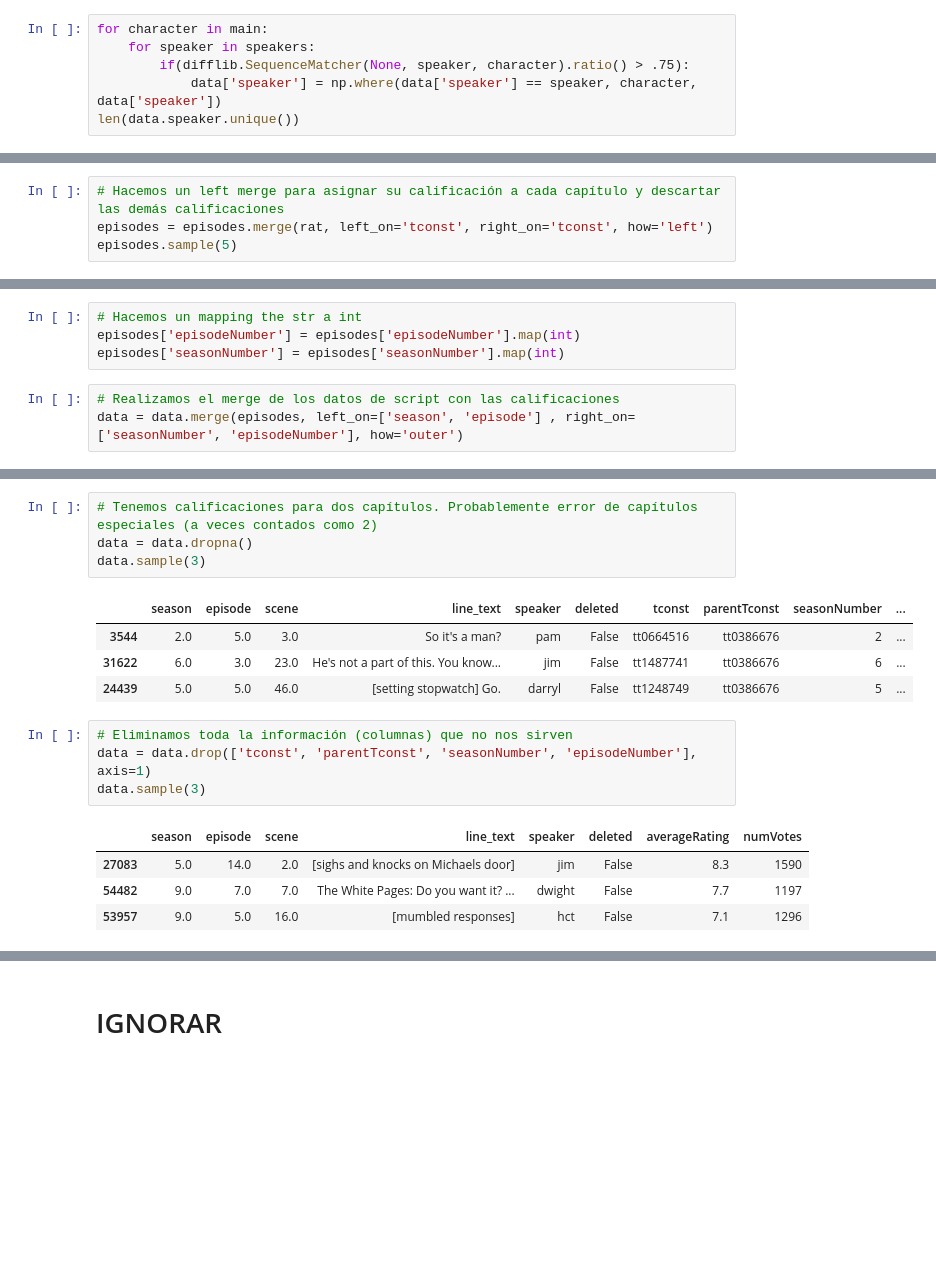
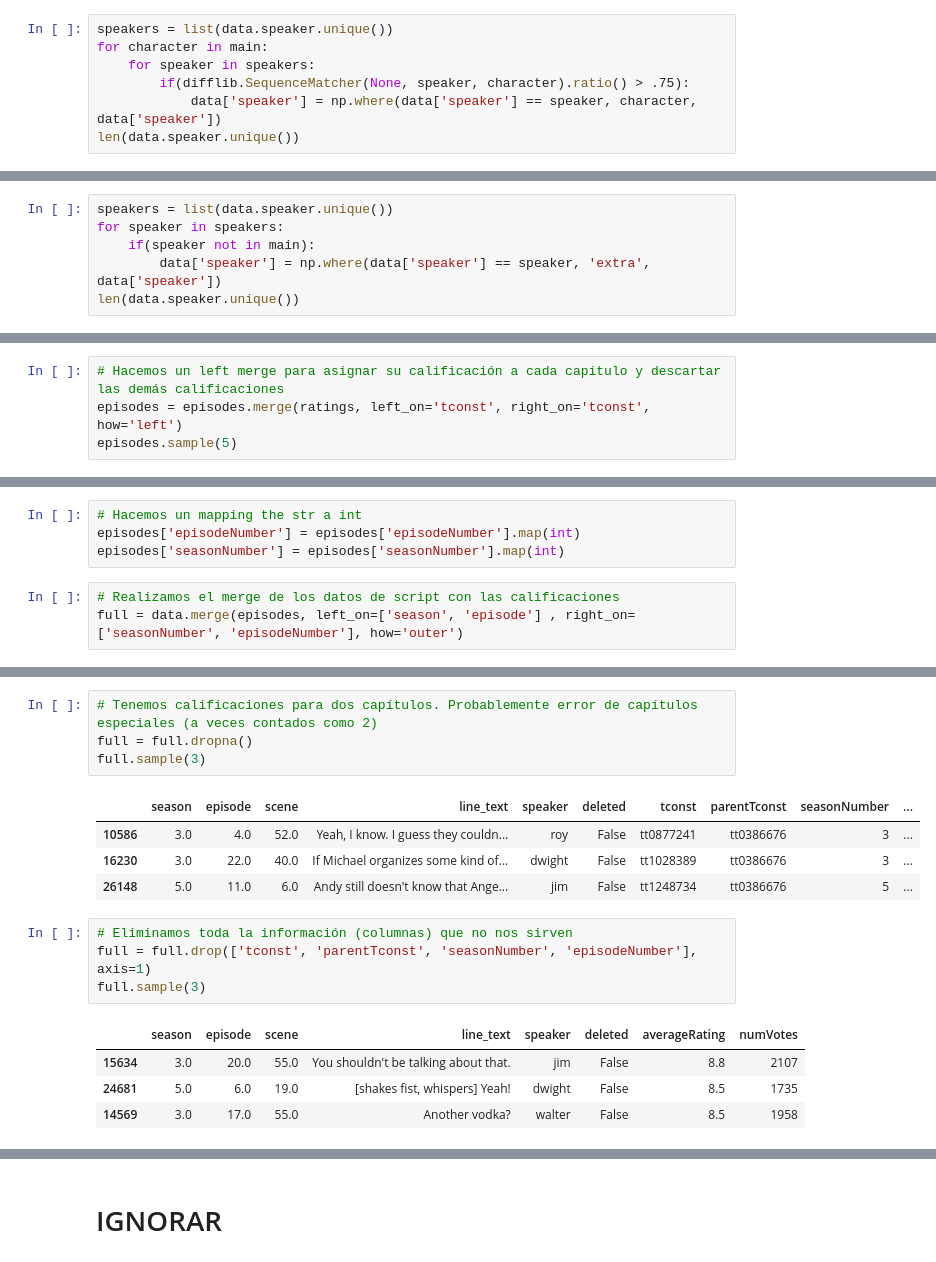
Before and after one commit to jpneg/script-decisions, a Jupyter notebook: texto.ipynb, the cells around one changed output, grey strips where cells are left out. Saved outputs shown, nothing was run; the diff lists cells and outputs as text; blank space fills up the shorter version.

```diff
--- a/texto.ipynb
+++ b/texto.ipynb
@@ -213,6 +219,7 @@ print(main)
 # %% [markdown]
 Para cada personaje principal, reemplazamos todos los "personajes" que sean al menos un 75% iguales.
 # %%
+speakers = list(data.speaker.unique())
 for character in main:
     for speaker in speakers:
         if(difflib.SequenceMatcher(None, speaker, character).ratio() > .75):
@@ -231,0 +239,6 @@ Se logró reducir o eliminar a casi 200 personajes que eran fruto de un error de
+# %%
+speakers = list(data.speaker.unique())
+for speaker in speakers:
+    if(speaker not in main):
+        data['speaker'] = np.where(data['speaker'] == speaker, 'extra', data['speaker'])
+len(data.speaker.unique())
@@ -306,7 +321,7 @@ episodes.shape
 (188, 4)
 # %%
 # Hacemos un left merge para asignar su calificación a cada capítulo y descartar las demás calificaciones
-episodes = episodes.merge(rat, left_on='tconst', right_on='tconst', how='left')
+episodes = episodes.merge(ratings, left_on='tconst', right_on='tconst', how='left')
 episodes.sample(5)
 # %% [output]
 |  | tconst | parentTconst | seasonNumber | episodeNumber | averageRating | numVotes |
@@ -321,6 +336,6 @@ episodes['episodeNumber'] = episodes['episodeNumber'].map(int)
 episodes['seasonNumber'] = episodes['seasonNumber'].map(int)
 # %%
 # Realizamos el merge de los datos de script con las calificaciones
-data = data.merge(episodes, left_on=['season', 'episode'] , right_on=['seasonNumber', 'episodeNumber'], how='outer')
+full = data.merge(episodes, left_on=['season', 'episode'] , right_on=['seasonNumber', 'episodeNumber'], how='outer')
 # %%
 # Vemos si hubo errores en merge
@@ -341,19 +356,19 @@ numVotes         0
 dtype: int64
 # %%
 # Tenemos calificaciones para dos capítulos. Probablemente error de capítulos especiales (a veces contados como 2)
-data = data.dropna()
-data.sample(3)
+full = full.dropna()
+full.sample(3)
 # %% [output]
 |  | season | episode | scene | line_text | speaker | deleted | tconst | parentTconst | seasonNumber | ... |
-| 3544 | 2.0 | 5.0 | 3.0 | So it's a man? | pam | False | tt0664516 | tt0386676 | 2 | ... |
-| 31622 | 6.0 | 3.0 | 23.0 | He's not a part of this. You know... | jim | False | tt1487741 | tt0386676 | 6 | ... |
-| 24439 | 5.0 | 5.0 | 46.0 | [setting stopwatch] Go. | darryl | False | tt1248749 | tt0386676 | 5 | ... |
+| 10586 | 3.0 | 4.0 | 52.0 | Yeah, I know. I guess they couldn... | roy | False | tt0877241 | tt0386676 | 3 | ... |
+| 16230 | 3.0 | 22.0 | 40.0 | If Michael organizes some kind of... | dwight | False | tt1028389 | tt0386676 | 3 | ... |
+| 26148 | 5.0 | 11.0 | 6.0 | Andy still doesn't know that Ange... | jim | False | tt1248734 | tt0386676 | 5 | ... |
 # %%
 # Eliminamos toda la información (columnas) que no nos sirven
-data = data.drop(['tconst', 'parentTconst', 'seasonNumber', 'episodeNumber'], axis=1)
-data.sample(3)
+full = full.drop(['tconst', 'parentTconst', 'seasonNumber', 'episodeNumber'], axis=1)
+full.sample(3)
 # %% [output]
 |  | season | episode | scene | line_text | speaker | deleted | averageRating | numVotes |
-| 27083 | 5.0 | 14.0 | 2.0 | [sighs and knocks on Michaels door] | jim | False | 8.3 | 1590 |
-| 54482 | 9.0 | 7.0 | 7.0 | The White Pages: Do you want it? ... | dwight | False | 7.7 | 1197 |
-| 53957 | 9.0 | 5.0 | 16.0 | [mumbled responses] | hct | False | 7.1 | 1296 |
+| 15634 | 3.0 | 20.0 | 55.0 | You shouldn't be talking about that. | jim | False | 8.8 | 2107 |
+| 24681 | 5.0 | 6.0 | 19.0 | [shakes fist, whispers] Yeah! | dwight | False | 8.5 | 1735 |
+| 14569 | 3.0 | 17.0 | 55.0 | Another vodka? | walter | False | 8.5 | 1958 |
```
Also changed, not shown: parts of 60 cells of this notebook.
